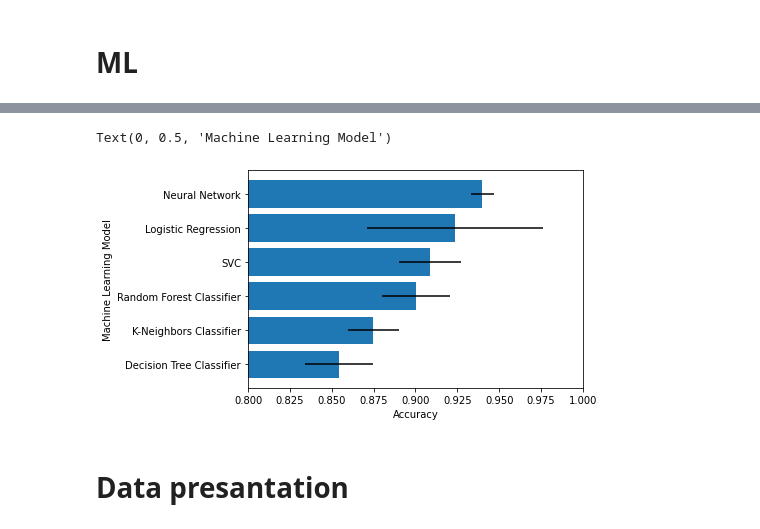
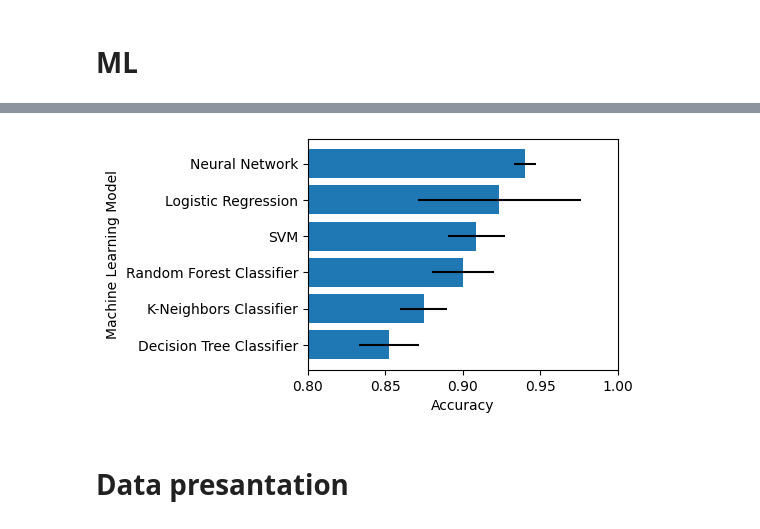
Before and after one commit to kozz84/Image-analysis, a Jupyter notebook: Image_analysis.ipynb, the cells around one changed output, grey strips where cells are left out. Saved outputs shown, nothing was run; the diff lists cells and outputs as text; code cells hidden in the pictures.

```diff
--- a/Image_analysis.ipynb
+++ b/Image_analysis.ipynb
@@ -599,6 +598,8 @@ for file in filelist:
     data_nm['label'] = 1
     df = pd.concat([df,data_nm])
     print(len(df))
+# %%
+df = pd.read_csv("/content/drive/MyDrive/CIOP/images/df.csv")
 # %%
 import scipy.stats
 
@@ -878,7 +895,7 @@ from sklearn.model_selection import cross_val_predict
 models = {
     'K-Neighbors Classifier':KNeighborsClassifier(),
           'Logistic Regression':LogisticRegression(max_iter=500),
-          'SVC': SVC(),
+          'SVM': SVC(),
          'Decision Tree Classifier':DecisionTreeClassifier(),
           'Random Forest Classifier':RandomForestClassifier(),
       #    'Ad aBoost Classifier':AdaBoostClassifier(),
@@ -947,13 +954,16 @@ score
 # %%
-plt.barh(score['model name'],score['Accuracy'],
+fig, ax = plt.subplots(figsize=(4,3))
+ax.barh(score['model name'],score['Accuracy'],
          xerr=score['std']
          )
-plt.xlim([0.80, 1])
-plt.xlabel('Accuracy')
-plt.ylabel('Machine Learning Model')
+
+ax.set_xlim([0.80, 1])
+ax.set_xlabel('Accuracy')
+ax.set_ylabel('Machine Learning Model')
+fig.savefig('fig_6.png',format='png',bbox_inches = "tight")
+fig.savefig('fig_6.eps',format='eps',bbox_inches = "tight")
 # %% [output]
-Text(0, 0.5, 'Machine Learning Model')
-[figure, old version]
+[figure, new version]
 # %% [markdown]
 # Data presantation
 # %%
```
Also changed, not shown: parts of 16 cells of this notebook.
